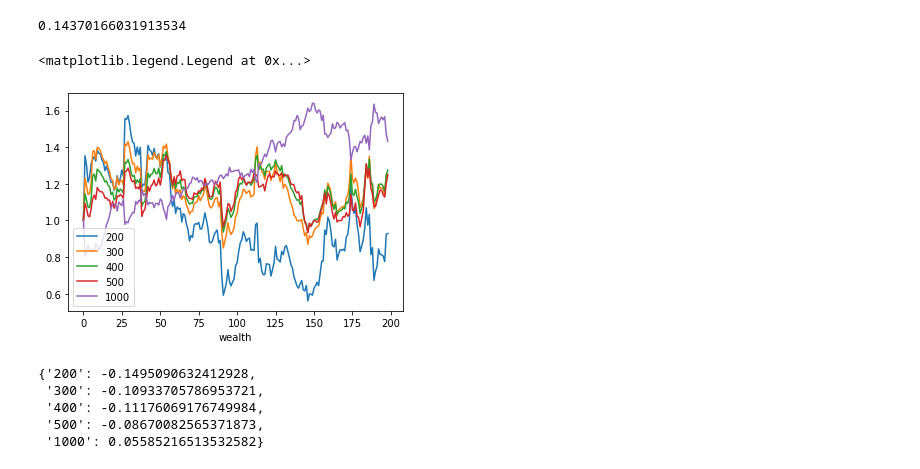
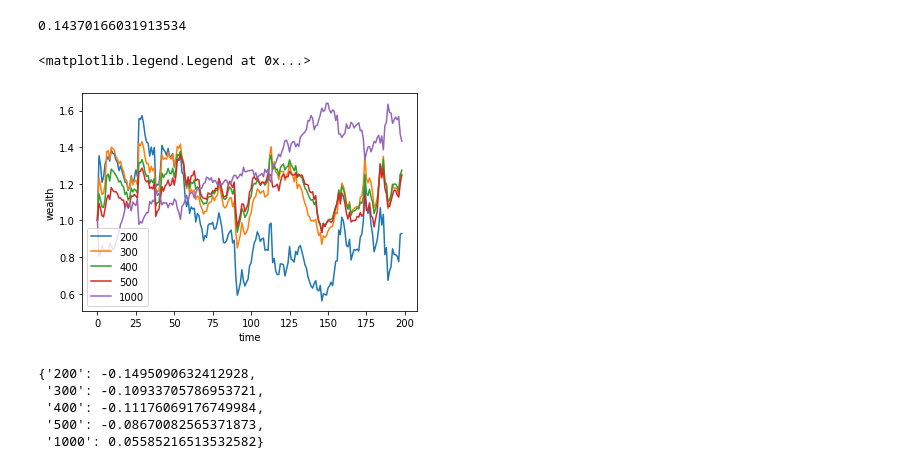
Before and after one commit to hbenedek/epfl-stochastic, a Jupyter notebook: ps4/markowitz.ipynb, the cells around one changed output. Saved outputs shown, nothing was run; the diff lists cells and outputs as text; code cells hidden in the pictures.

```diff
--- a/ps4/markowitz.ipynb
+++ b/ps4/markowitz.ipynb
@@ -59,32 +59,32 @@ E/V
 # %%
 start_date = dt.date(2016, 2, 4)
 stocks = pd.read_csv('US_stocks_daily_prices.csv')
 stocks['time'] = stocks.apply(lambda x: dt.datetime.fromisoformat(x['time']).date(), axis=1)
 stocks = stocks[['time','AAPL','ADSK','GRMN','ALGN','ETN']]
 alphas = {}
 sp = {}
 for window in [200, 300, 400, 500, 1000]:
     mu, sigma = get_mean_and_covariance(stocks, start_date, window)
     alpha = get_markowitz_weights(10, sigma, mu)
     E,V = get_shapre_ratio(alpha, sigma, mu)
     sp[str(window)] = E/V
     alphas[str(window)] = alpha
 returns = [[0],[0],[0],[0],[0]]
 stocks = stocks[stocks['time']>start_date].drop(['time'], axis=1)
 for index, row in stocks.iterrows():
     for ind,(k,alpha) in enumerate(alphas.items()):
         returns[ind].append(alpha @ row)
 plt.plot(returns[0][1:200]/returns[0][1],label='200')
 plt.plot(returns[1][1:200]/returns[1][1], label='300')
 plt.plot(returns[2][1:200]/returns[2][1],label='400')
 plt.plot(returns[3][1:200]/returns[3][1],label='500')
 plt.plot(returns[4][1:200]/returns[4][1],label='1000')
 plt.xlabel('time')
-plt.xlabel('wealth')
+plt.ylabel('wealth')
 plt.legend()
 # %% [output]
 <matplotlib.legend.Legend at 0x...>
-[figure, old version]
+[figure, new version]
 # %%
 sp
 # %% [output]
```
Also changed, not shown: 7 other files.
